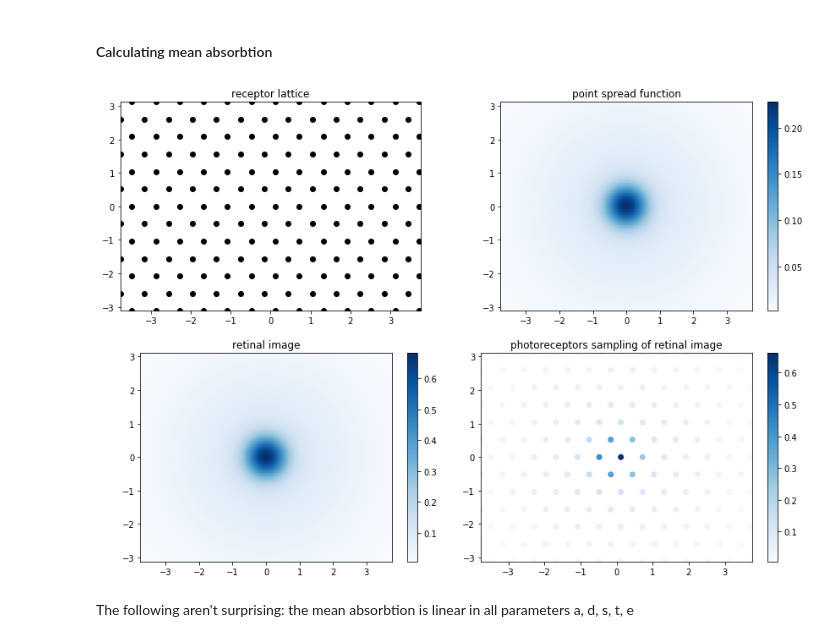
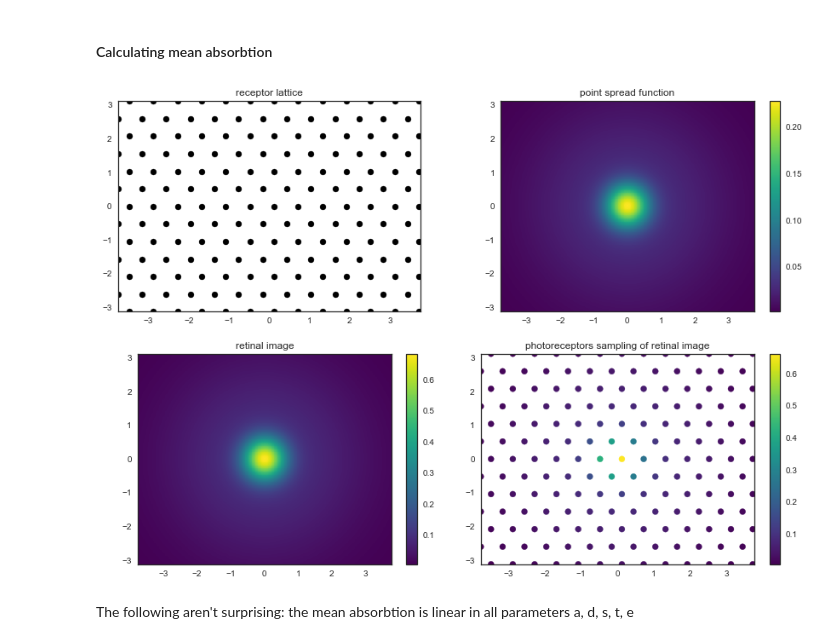
Before and after one commit to WinawerLab/vis-mod-course, a Jupyter notebook: Geisler1984/Geisler1984.ipynb, the cells around one changed output. Saved outputs shown, nothing was run; the diff lists cells and outputs as text; code cells hidden in the pictures.

```diff
--- a/Geisler1984/Geisler1984.ipynb
+++ b/Geisler1984/Geisler1984.ipynb
@@ -33,7 +33,8 @@ Note: In the text, we assume the optics are isotropic, as in same everywhere. Th
 # %%
 psf = hf.pointspread_function(x, x)
 # %%
-plt.imshow(psf, extent=[-4.25, 4.25, -4.25, 4.25], cmap='gray')
+sns.set_style('white')
+plt.imshow(psf, extent=[-4.25, 4.25, -4.25, 4.25], cmap='viridis');
 plt.title('Point-spread function')
 plt.colorbar()
 # %% [output]
@@ -63,7 +64,7 @@ Since this is a hexagonal lattice, the center-to-center distances of any three n
 
 Therefore (using some basic trigonometry: $\tan(\frac{\pi}{3})=\sqrt{3}$), if the center of one receptor is at the point $(0,0)$, then the neighboring receptors have centers at: $(.6, 0), (.3, .3\sqrt{3}), (-.3, .3\sqrt{3}), (-.6, 0), (-.3, -.3\sqrt{3}), (.3, -.3\sqrt{3})$
 # %%
-lattice, xmin, ymin, x, y = hf.construct_photoreceptor_lattice(13.)
+lattice, xmin, ymin, x_lattice, y_lattice = hf.construct_photoreceptor_lattice(13.,)
 # %% [markdown]
 When the lattice gets big, it needs to be plotted on a larger and larger figsize, otherwise some of the points won't get plotted. The following `np.sum` confirms that the correct number of centers were added (though it does nothing to determine if they were correctly placed)
 # %%
@@ -83,6 +85,7 @@ hf.visualize_receptor_lattice(lattice, x, y, cmap='gray')
 # %%
 # for creating luminance signal - just a point source
 lum = 3; # in cd/m2
+psf = hf.pointspread_function(x_lattice, y_lattice)
 
 col_labels = ['receptor area', 'stimulus duration', 'pupil area', 'ocular media transittance', 'photoreceptor efficiency', 'label', 'mean photons absorbed by center photoreceptor']
 values = [[.28, .2, 3.1416, .68, .5, 'default'],
@@ -101,17 +104,17 @@ df['percent default'] = 100 * df['mean photons absorbed by center photoreceptor'
 # %%
 data = [lattice, psf, retinal_image, retinal_image * lattice]
 titles = ['receptor lattice', 'point spread function', 'retinal image', 'photoreceptors sampling of retinal image']
 fig, axes = plt.subplots(2, 2, figsize=(14, 10))
 for i, (im, title, ax) in enumerate(zip(data, titles, axes.flatten())):
     if i in [1, 2]:
-        plotted = ax.imshow(im, extent=[-xmin, xmin, -ymin, ymin], cmap='Blues', aspect='equal')
+        plotted = ax.imshow(im, extent=[-xmin, xmin, -ymin, ymin], cmap='viridis', aspect='equal')
     elif i in [0, 3]:
-        plotted = hf.visualize_receptor_lattice(im, x, y, ax=ax, cmap='Blues')
+        plotted = hf.visualize_receptor_lattice(im, x, y, ax=ax, cmap='viridis')
     if i in [1,2,3]:
         plt.colorbar(plotted, ax=ax, fraction=.046)
     ax.set_title(title)
 # %% [output]
-[figure, old version]
+[figure, new version]
 # %% [markdown]
 The following aren't surprising: the mean absorbtion is linear in all parameters a, d, s, t, e
 # %%
```
Also changed, not shown: parts of 23 cells of this notebook, 1 other file.
